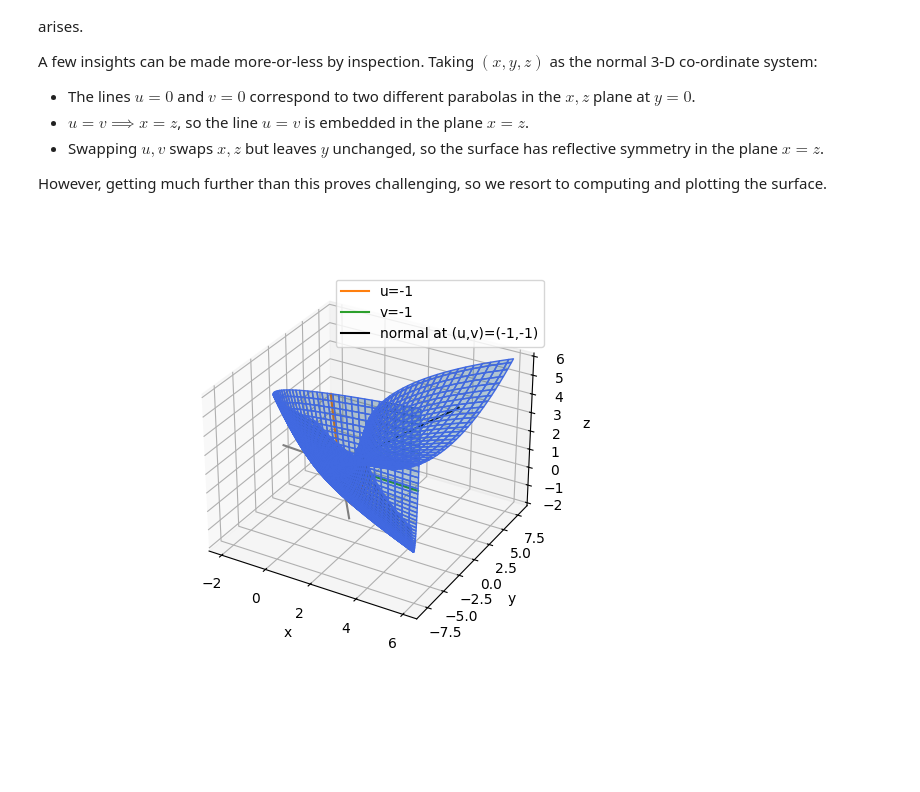
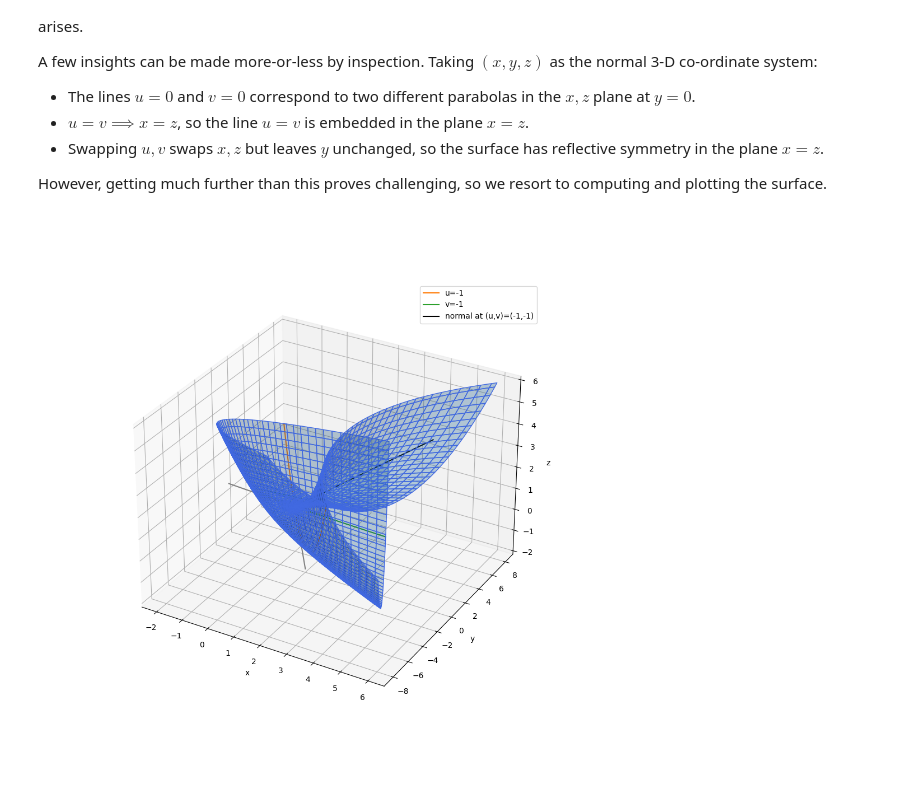
Before and after one commit to cmh21/PartIA-Paper4-Mathematics, a Jupyter notebook: Examples Paper 10.ipynb, the cells around one changed output. Cells and saved outputs as stored; diff of their text form; code cells hidden in the pictures; blank space fills up the shorter version.

```diff
--- a/Examples Paper 10.ipynb
+++ b/Examples Paper 10.ipynb
@@ -36,7 +36,7 @@ def dr_dv(u, v):
     return x,y,z
 
 # open a figure and set it up for 3-D projection
-fig, ax = plt.subplots(subplot_kw={"projection": "3d"})
+fig, ax = plt.subplots(subplot_kw={"projection": "3d"}, figsize=(10,10))
 
 # np.linspace(start, stop, numvals) returns a 1-D array of length numvals with
 # values evenly spaced from start to stop (inclusive of the endpoints, so
@@ -61,31 +61,31 @@ ax.set_ylabel('y')
 ax.set_zlabel('z')
 
 # Mark the point corresponding to (u,v)=(-1,-1)
 x,y,z = r(-1,-1)
 ax.plot(x,y,z,'o',c='black')
 
 # the lines corresponding to u=-1 and v=-1
 Xmv, Ymv, Zmv = r(np.full_like(u, -1), v)           # np.full_like(u, -1) return an array the same size as u but filled with the value -1
 ax.plot(Xmv, Ymv, Zmv, label='u=-1')
 
 Xum, Yum, Zum = r(u, np.full_like(v, -1))
 ax.plot(Xum, Yum, Zum, label='v=-1')
 
 # The code that follows to plot tangent and normal vectors is a bit messy-looking, but just
 # draws three line segments from (x,y,z) to (x,y,z)+(dx,dy,dz)
 
 # the tangents at (u,v)=(-1,-1)
 drdu_x, drdu_y, drdu_z = dr_du(-1, -1)
 ax.plot([x, x+drdu_x], [y, y+drdu_y], [z, z+drdu_z], c='grey')
 
 drdv_x, drdv_y, drdv_z = dr_dv(-1, -1)
 ax.plot([x, x+drdv_x], [y, y+drdv_y], [z, z+drdv_z], c='grey')
 
 # the surface normal at (u,v)=(-1,-1) is the cross-product of the tangent vectors
 sn = np.cross(np.array([drdu_x, drdu_y, drdu_z]), np.array([drdv_x, drdv_y, drdv_z]))
 ax.plot([x, x+sn[0]], [y, y+sn[1]], [z, z+sn[2]], c='black', label='normal at (u,v)=(-1,-1)')
 
 ax.legend()
 plt.show()
 # %% [output]
-[figure, old version]
+[figure, new version]
```
